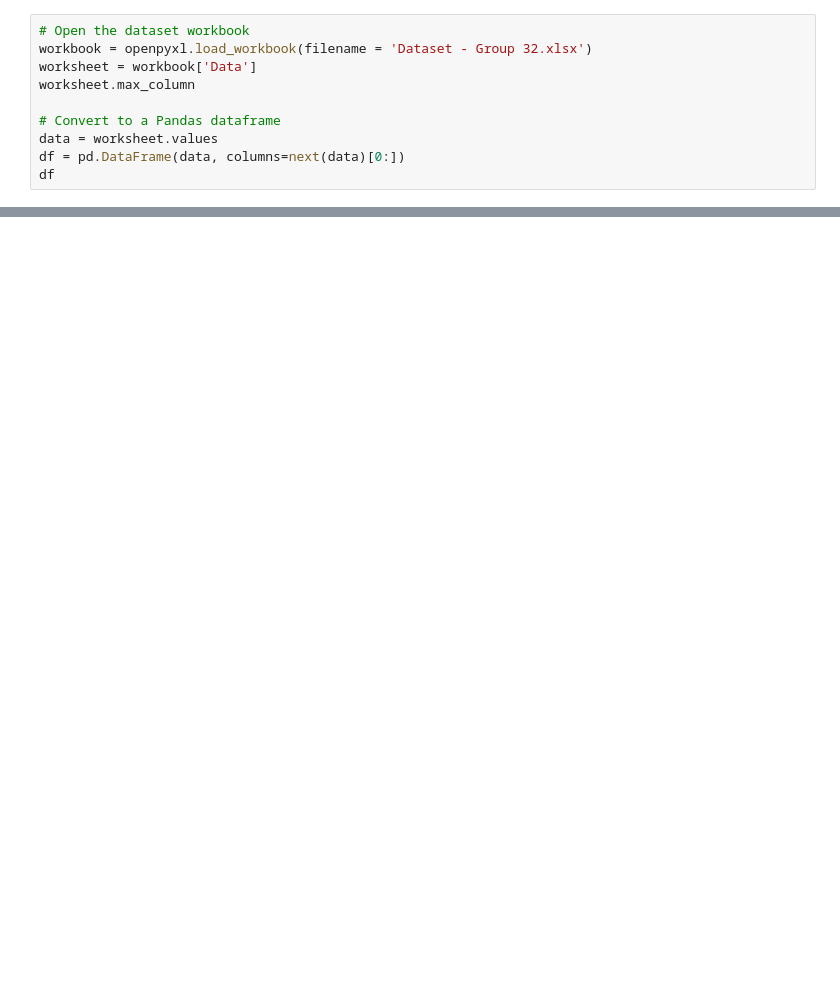
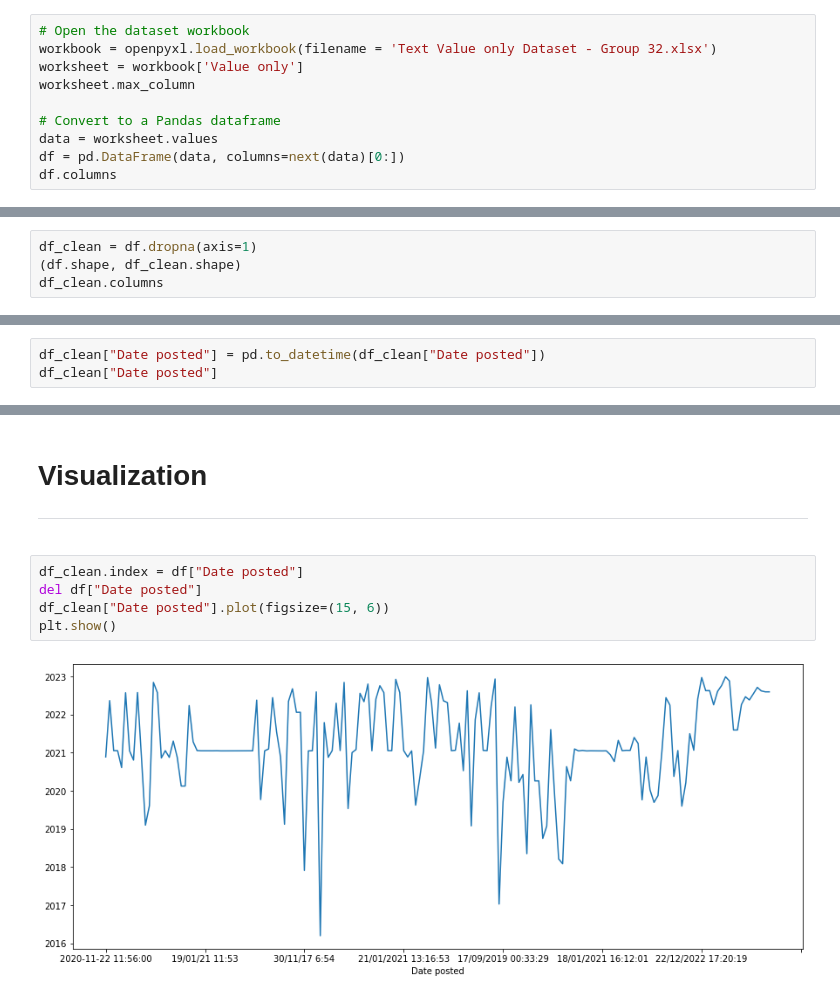
Before and after one commit to ShiroeLH/CS-132-PH-Twitter-Mis-Disinformation-Analysis, a Jupyter notebook: analysis/analysis.ipynb, the cells around one changed output, grey strips where cells are left out. Saved outputs shown, nothing was run; the diff lists cells and outputs as text; blank space fills up the shorter version.

Commit message:
additional visualization

```diff
--- a/analysis/analysis.ipynb
+++ b/analysis/analysis.ipynb
@@ -13,11 +41,11 @@ Read and store the contents of the dataset
 # %%
 # Open the dataset workbook
-workbook = openpyxl.load_workbook(filename = 'Dataset - Group 32.xlsx')
-worksheet = workbook['Data']
+workbook = openpyxl.load_workbook(filename = 'Text Value only Dataset - Group 32.xlsx')
+worksheet = workbook['Value only']
 worksheet.max_column
 
 # Convert to a Pandas dataframe
 data = worksheet.values
 df = pd.DataFrame(data, columns=next(data)[0:])
-df
+df.columns
 # %% [output]
@@ -36,0 +103,4 @@ df
+# %%
+df_clean = df.dropna(axis=1)
+(df.shape, df_clean.shape)
+df_clean.columns
@@ -36,0 +199,3 @@ df
+# %%
+df_clean["Date posted"] = pd.to_datetime(df_clean["Date posted"])
+df_clean["Date posted"]
@@ -36,0 +232,9 @@ df
+# %% [markdown]
+# Visualization<hr>
+# %%
+df_clean.index = df["Date posted"]
+del df["Date posted"]
+df_clean["Date posted"].plot(figsize=(15, 6))
+plt.show()
+# %% [output]
+[figure, added]
```
Also changed, not shown: parts of 36 cells of this notebook, 5 other files.
